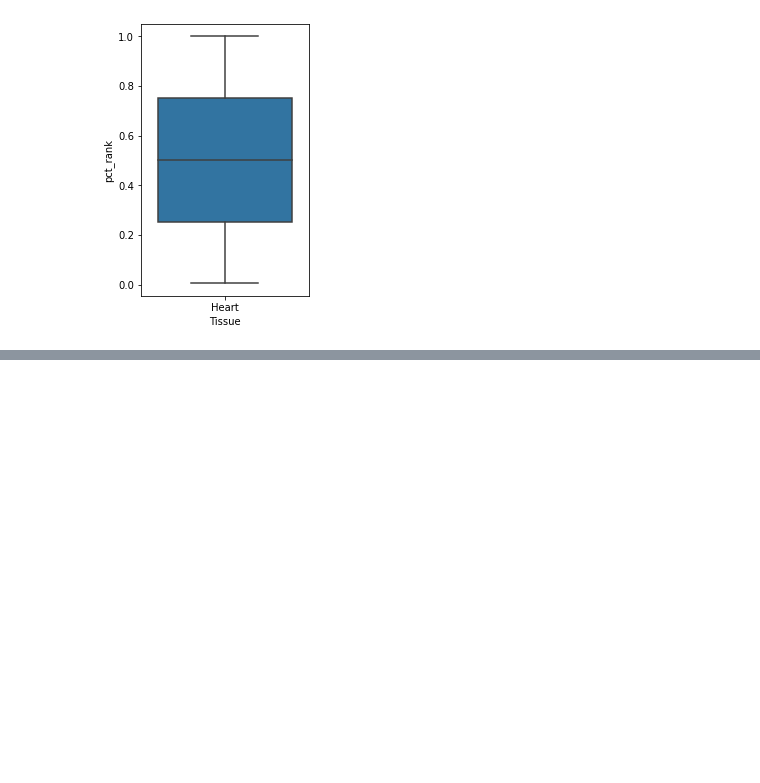
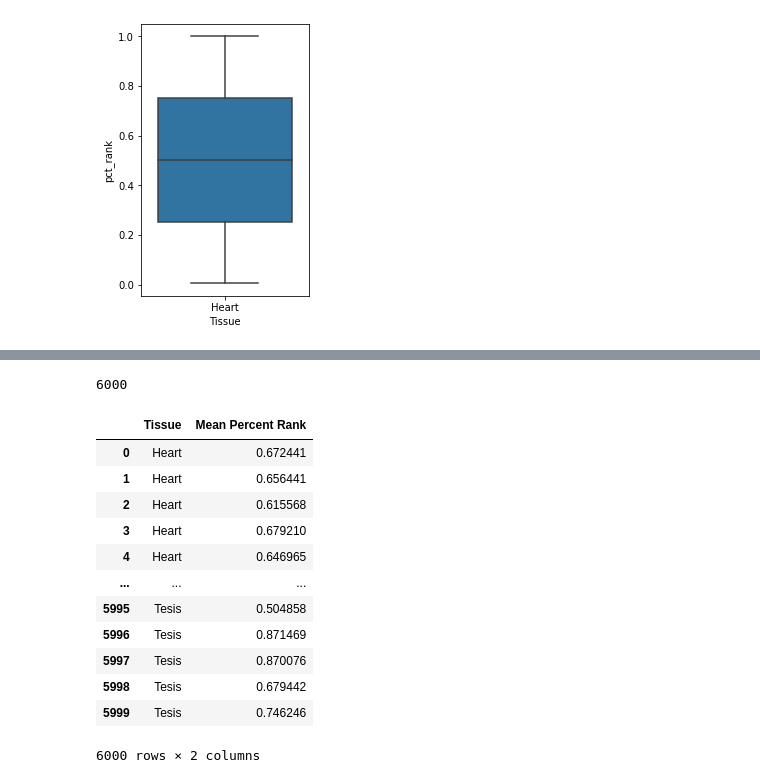
Before and after one commit to valtado1/compbio_sem_project, a Jupyter notebook: results/fig_3_mess_around.ipynb, the cells around one changed output, grey strips where cells are left out. Cells and saved outputs as stored; diff of their text form; code cells hidden in the pictures; blank space fills up the shorter version.

```diff
--- a/results/fig_3_mess_around.ipynb
+++ b/results/fig_3_mess_around.ipynb
@@ -257,0 +409,4 @@ sns.boxplot( x=new_try_heart_df["Tissue"], y=new_try_heart_df["pct_rank"] );
+# %%
+len(tissue_col)
+# %% [output]
+6000
@@ -257,0 +416,16 @@ sns.boxplot( x=new_try_heart_df["Tissue"], y=new_try_heart_df["pct_rank"] );
+# %%
+all_tissues_mpr_df
+# %% [output]
+|  | Tissue | Mean Percent Rank |
+| 0 | Heart | 0.672441 |
+| 1 | Heart | 0.656441 |
+| 2 | Heart | 0.615568 |
+| 3 | Heart | 0.679210 |
+| 4 | Heart | 0.646965 |
+| ... | ... | ... |
+| 5995 | Tesis | 0.504858 |
+| 5996 | Tesis | 0.871469 |
+| 5997 | Tesis | 0.870076 |
+| 5998 | Tesis | 0.679442 |
+| 5999 | Tesis | 0.746246 |
+6000 rows × 2 columns
```
Also changed, not shown: parts of 18 cells of this notebook.
